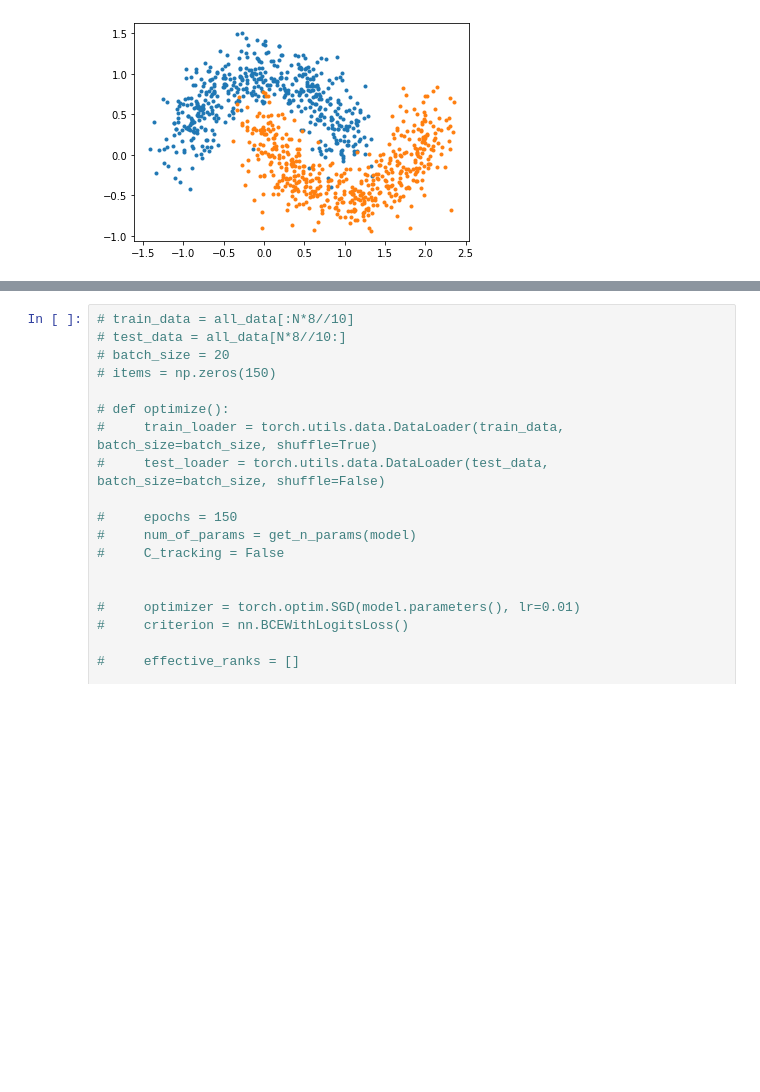
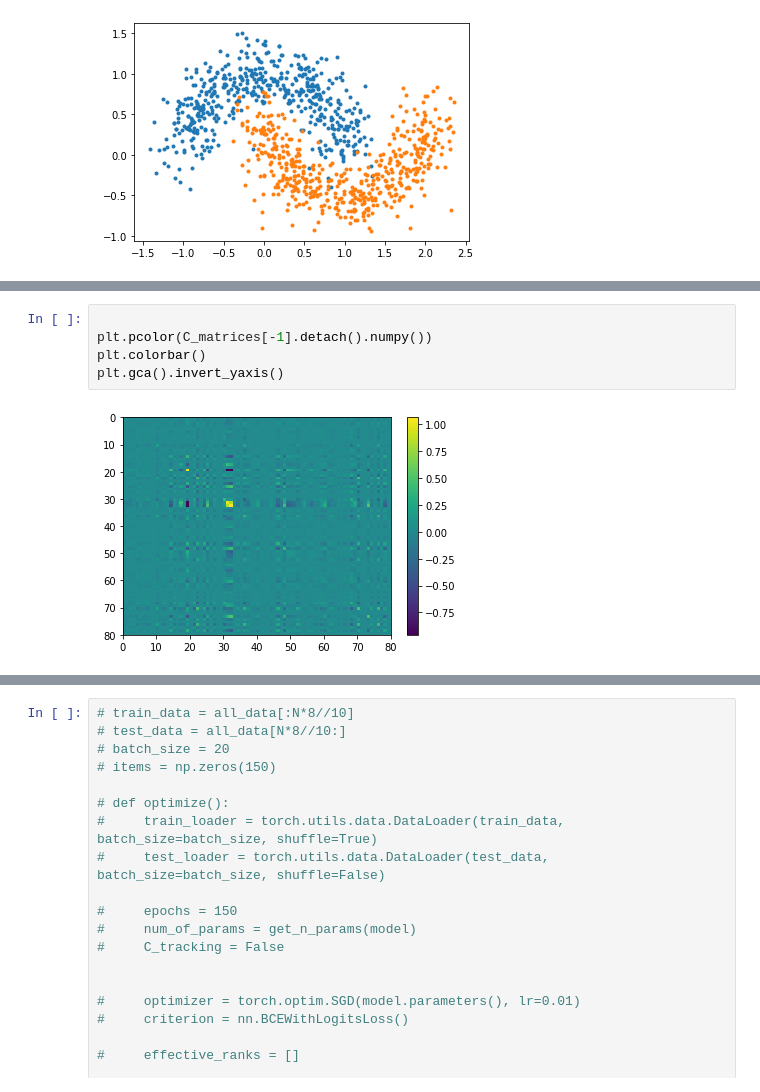
Before and after one commit to zsiga007/Summer-2022, a Jupyter notebook: dimension analysis/rank_during_sgd.ipynb, the cells around one changed output, grey strips where cells are left out. Saved outputs shown, nothing was run; the diff lists cells and outputs as text; blank space fills up the shorter version.

```diff
--- a/dimension analysis/rank_during_sgd.ipynb
+++ b/dimension analysis/rank_during_sgd.ipynb
@@ -108 +108,8 @@ for epoch in trange(epochs):
         C_matrices.append(C_matrix)
+# %%
+
+plt.pcolor(C_matrices[-1].detach().numpy())
+plt.colorbar()
+plt.gca().invert_yaxis()
+# %% [output]
+[figure, added]
```
Also changed, not shown: parts of 9 cells of this notebook.
